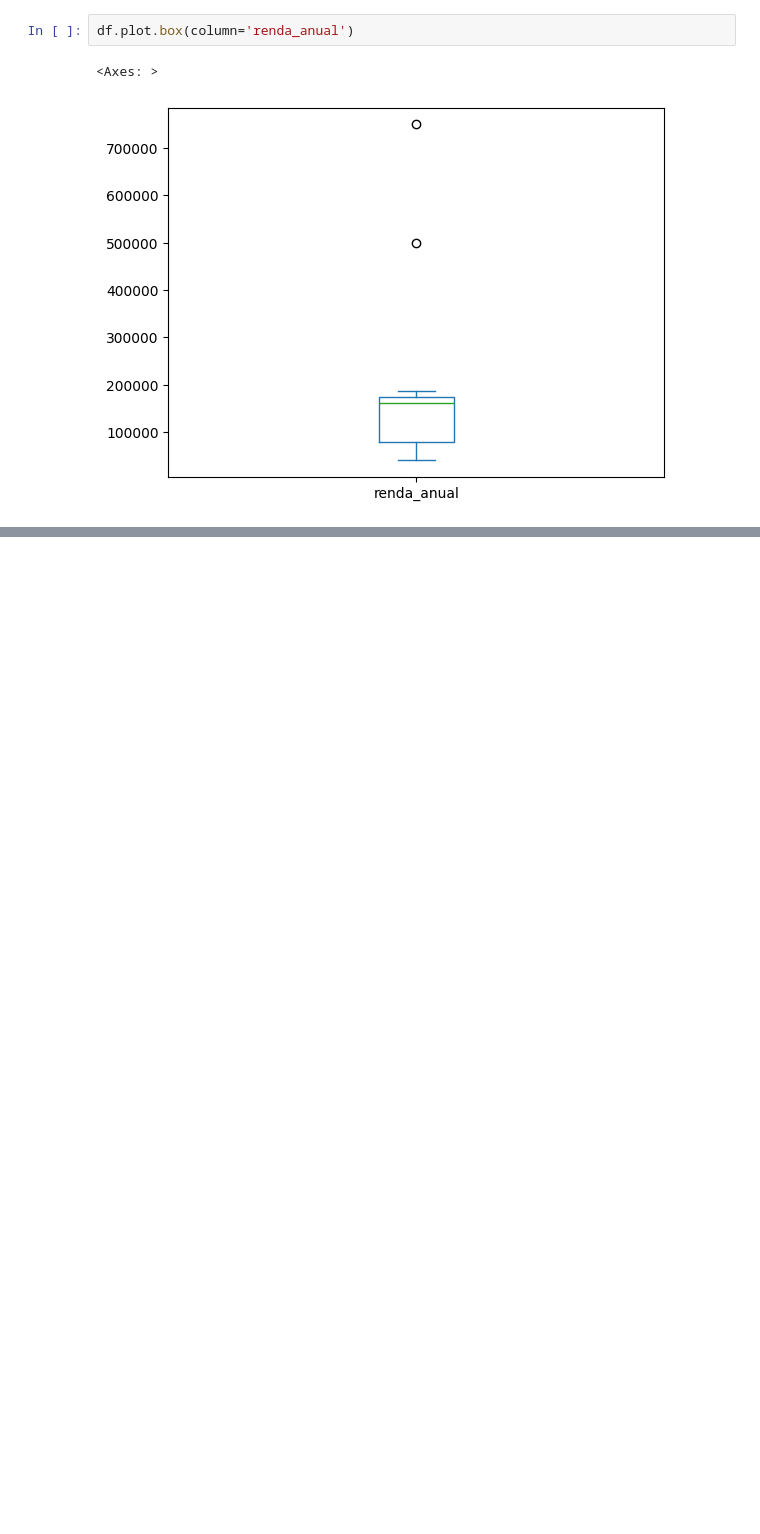
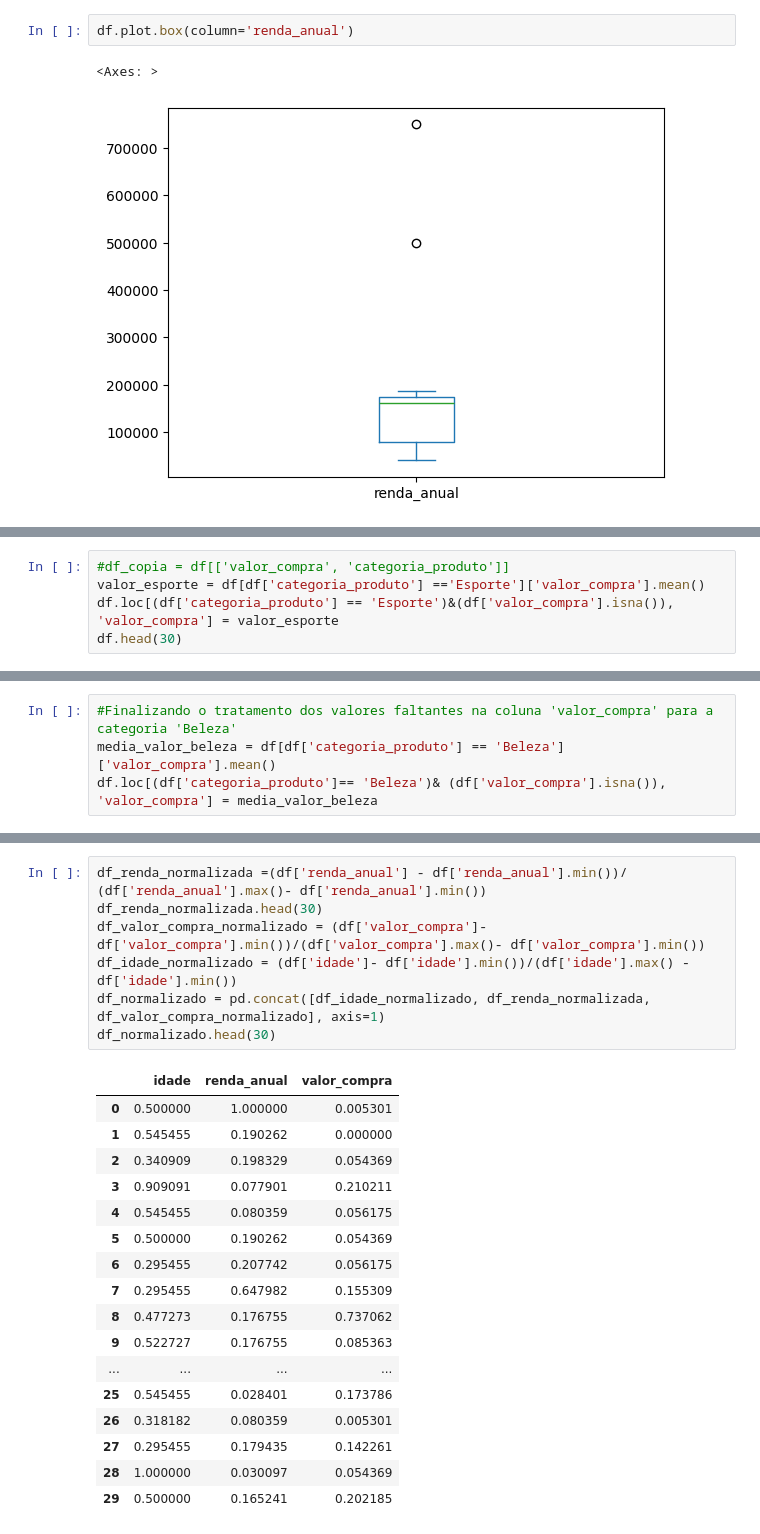
Before and after one commit to AyVitor/DataClean, a Jupyter notebook: Clean.ipynb, the cells around one changed output, grey strips where cells are left out. Cells and saved outputs as stored; diff of their text form; blank space fills up the shorter version.

```diff
--- a/Clean.ipynb
+++ b/Clean.ipynb
@@ -200,3 +200,8 @@ df.head(30)
 | 27 | 1002 | Leonardo Freitas | 31.0 | Feminino | 167242.657866 | Casa | 3689.319790 | Sudeste | ... |
 | 28 | 1004 | Bruno Lima | 62.0 | Masculino | 61183.669788 | Beleza | 2017.981504 | Sudeste | ... |
 | 29 | 1018 | João Pedro | 40.0 | Feminino | 157162.103675 | Beleza | 4828.825789 | Sul | ... |
+# %%
+#df_copia = df[['valor_compra', 'categoria_produto']]
+valor_esporte = df[df['categoria_produto'] =='Esporte']['valor_compra'].mean()
+df.loc[(df['categoria_produto'] == 'Esporte')&(df['valor_compra'].isna()), 'valor_compra'] = valor_esporte
+df.head(30)
@@ -202,0 +226,4 @@ df.head(30)
+# %%
+#Finalizando o tratamento dos valores faltantes na coluna 'valor_compra' para a categoria 'Beleza'
+media_valor_beleza = df[df['categoria_produto'] == 'Beleza']['valor_compra'].mean()
+df.loc[(df['categoria_produto']== 'Beleza')& (df['valor_compra'].isna()), 'valor_compra'] = media_valor_beleza
@@ -202,0 +237,25 @@ df.head(30)
+# %%
+df_renda_normalizada =(df['renda_anual'] - df['renda_anual'].min())/ (df['renda_anual'].max()- df['renda_anual'].min())
+df_renda_normalizada.head(30)
+df_valor_compra_normalizado = (df['valor_compra']- df['valor_compra'].min())/(df['valor_compra'].max()- df['valor_compra'].min())
+df_idade_normalizado = (df['idade']- df['idade'].min())/(df['idade'].max() - df['idade'].min())
+df_normalizado = pd.concat([df_idade_normalizado, df_renda_normalizada, df_valor_compra_normalizado], axis=1)
+df_normalizado.head(30)
+# %% [output]
+|  | idade | renda_anual | valor_compra |
+| 0 | 0.500000 | 1.000000 | 0.005301 |
+| 1 | 0.545455 | 0.190262 | 0.000000 |
+| 2 | 0.340909 | 0.198329 | 0.054369 |
+| 3 | 0.909091 | 0.077901 | 0.210211 |
+| 4 | 0.545455 | 0.080359 | 0.056175 |
+| 5 | 0.500000 | 0.190262 | 0.054369 |
+| 6 | 0.295455 | 0.207742 | 0.056175 |
+| 7 | 0.295455 | 0.647982 | 0.155309 |
+| 8 | 0.477273 | 0.176755 | 0.737062 |
+| 9 | 0.522727 | 0.176755 | 0.085363 |
+| ... | ... | ... | ... |
+| 25 | 0.545455 | 0.028401 | 0.173786 |
+| 26 | 0.318182 | 0.080359 | 0.005301 |
+| 27 | 0.295455 | 0.179435 | 0.142261 |
+| 28 | 1.000000 | 0.030097 | 0.054369 |
+| 29 | 0.500000 | 0.165241 | 0.202185 |
```
Also changed, not shown: parts of 2 cells of this notebook.
